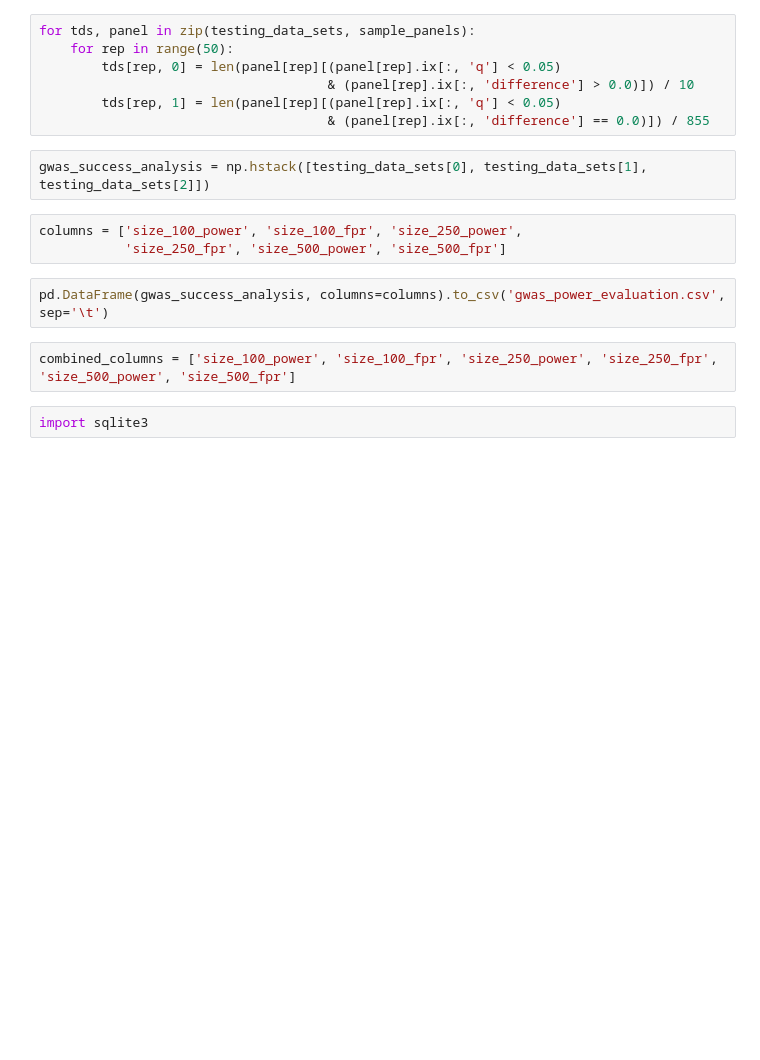
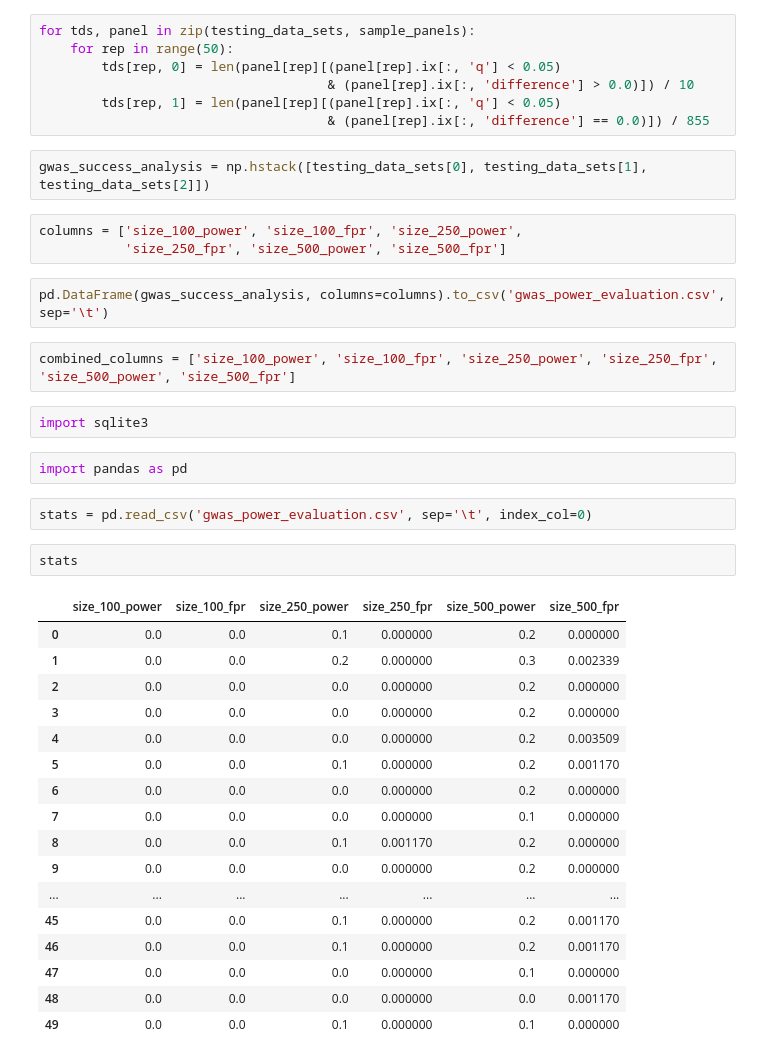
Before and after one commit to maizeatlas/saegus, a Jupyter notebook: devel/magic/1478/infinite_qvalues_analyzer.ipynb, the cells around one changed output. Drawn from its saved outputs; the diff is of its cells as text; blank space fills up the shorter version.

```diff
--- a/devel/magic/1478/infinite_qvalues_analyzer.ipynb
+++ b/devel/magic/1478/infinite_qvalues_analyzer.ipynb
@@ -236,3 +236,27 @@ pd.DataFrame(gwas_success_analysis, columns=columns).to_csv('gwas_power_evaluati
 combined_columns = ['size_100_power', 'size_100_fpr', 'size_250_power', 'size_250_fpr', 'size_500_power', 'size_500_fpr']
 # %%
 import sqlite3
+# %%
+import pandas as pd
+# %%
+stats = pd.read_csv('gwas_power_evaluation.csv', sep='\t', index_col=0)
+# %%
+stats
+# %% [output]
+|  | size_100_power | size_100_fpr | size_250_power | size_250_fpr | size_500_power | size_500_fpr |
+| 0 | 0.0 | 0.0 | 0.1 | 0.000000 | 0.2 | 0.000000 |
+| 1 | 0.0 | 0.0 | 0.2 | 0.000000 | 0.3 | 0.002339 |
+| 2 | 0.0 | 0.0 | 0.0 | 0.000000 | 0.2 | 0.000000 |
+| 3 | 0.0 | 0.0 | 0.0 | 0.000000 | 0.2 | 0.000000 |
+| 4 | 0.0 | 0.0 | 0.0 | 0.000000 | 0.2 | 0.003509 |
+| 5 | 0.0 | 0.0 | 0.1 | 0.000000 | 0.2 | 0.001170 |
+| 6 | 0.0 | 0.0 | 0.0 | 0.000000 | 0.2 | 0.000000 |
+| 7 | 0.0 | 0.0 | 0.0 | 0.000000 | 0.1 | 0.000000 |
+| 8 | 0.0 | 0.0 | 0.1 | 0.001170 | 0.2 | 0.000000 |
+| 9 | 0.0 | 0.0 | 0.0 | 0.000000 | 0.2 | 0.000000 |
+| ... | ... | ... | ... | ... | ... | ... |
+| 45 | 0.0 | 0.0 | 0.1 | 0.000000 | 0.2 | 0.001170 |
+| 46 | 0.0 | 0.0 | 0.1 | 0.000000 | 0.2 | 0.001170 |
+| 47 | 0.0 | 0.0 | 0.0 | 0.000000 | 0.1 | 0.000000 |
+| 48 | 0.0 | 0.0 | 0.0 | 0.000000 | 0.0 | 0.001170 |
+| 49 | 0.0 | 0.0 | 0.1 | 0.000000 | 0.1 | 0.000000 |
```
Also changed, not shown: 5 other files.
